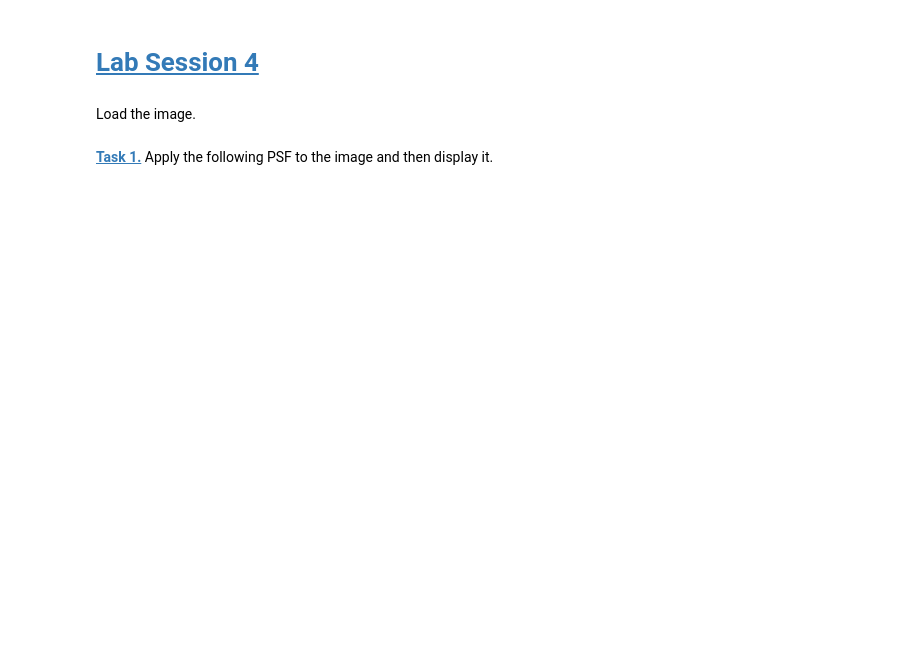
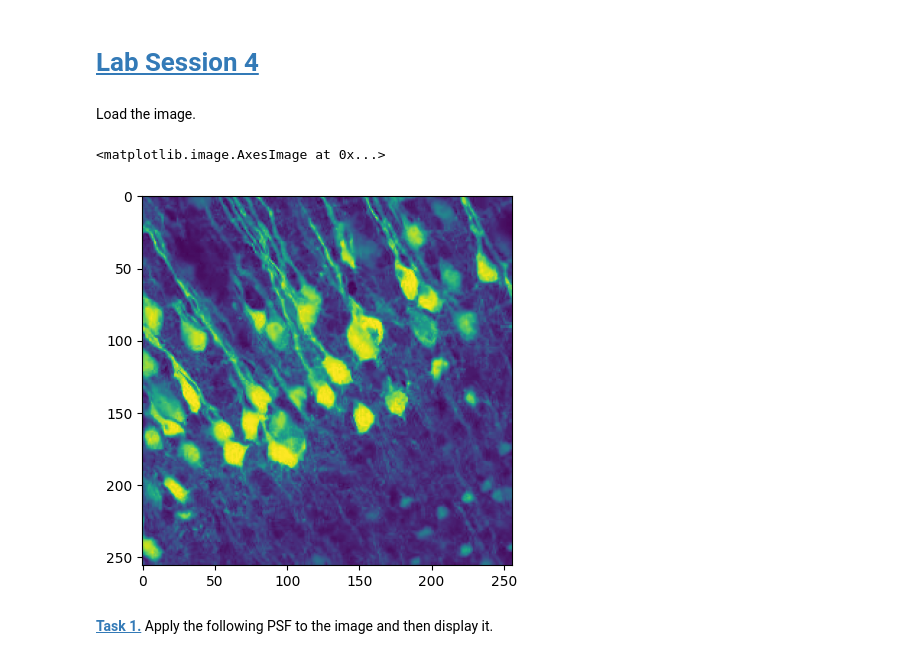
Before and after one commit to mertsoylemezova/mobifs5-python, a Jupyter notebook: deconvolution.ipynb, the cells around one changed output. Cells and saved outputs as stored; diff of their text form; code cells hidden in the pictures; blank space fills up the shorter version.

```diff
--- a/deconvolution.ipynb
+++ b/deconvolution.ipynb
@@ -13,7 +13,10 @@ np.random.seed(0)
 Load the image.
 # %%
 img = plt.imread('data/cells.png')[128:384, 128:384]
-plt.imshow(img, 'gray')
+plt.imshow(img)
+# %% [output]
+<matplotlib.image.AxesImage at 0x...>
+[figure, added]
 # %% [markdown]
 **[Task 1.]()** Apply the following PSF to the image and then display it.
 # %%
```
Also changed, not shown: parts of 10 cells of this notebook.
